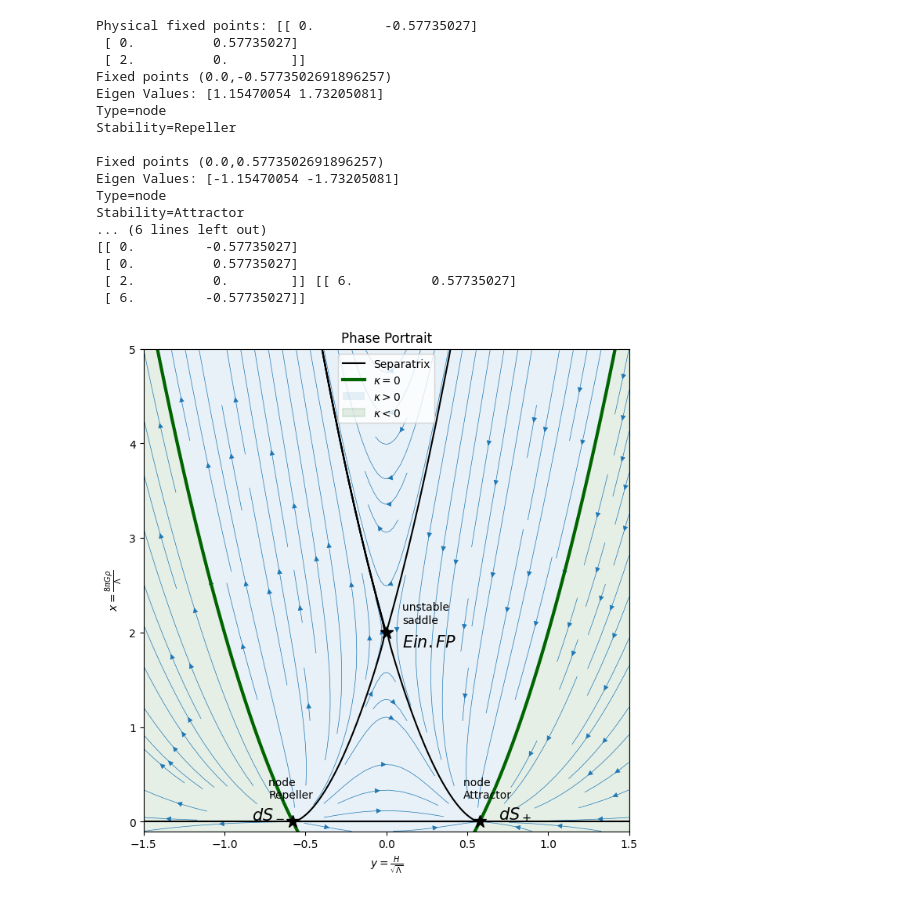
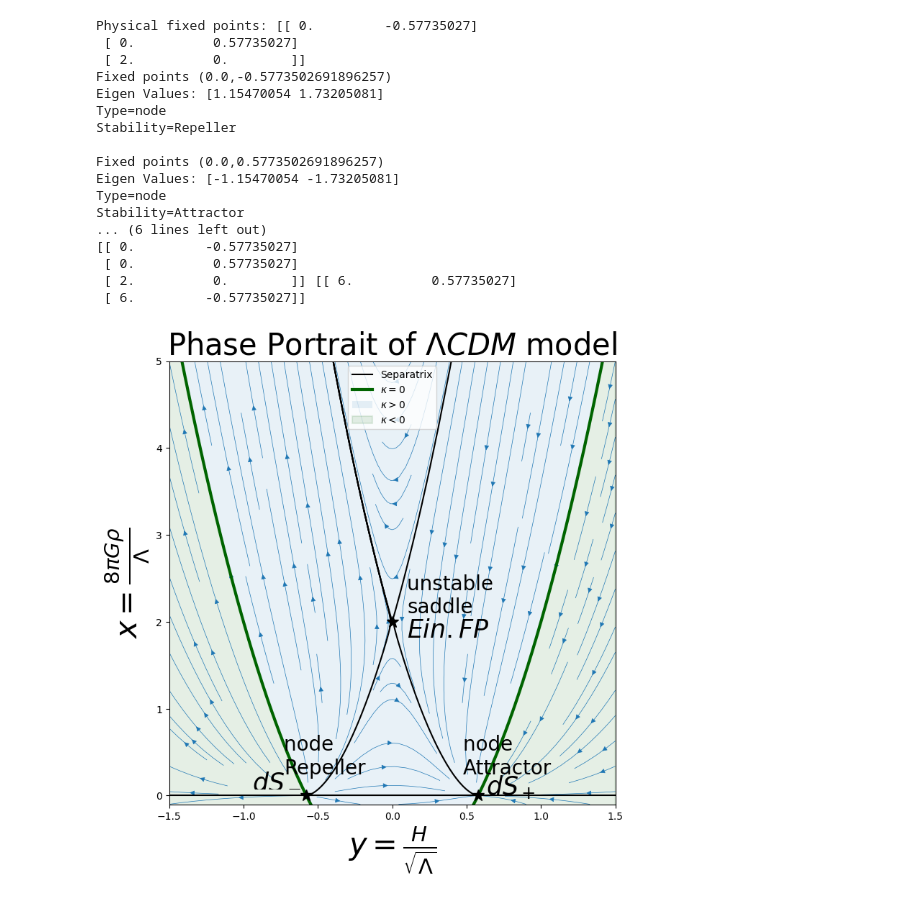
Before and after one commit to up2107120/Dynamical-systems-of-DE, a Jupyter notebook: ΛCDM.ipynb, the cells around one changed output. Drawn from its saved outputs; the diff is of its cells as text; code cells hidden in the pictures.

```diff
--- a/ΛCDM.ipynb
+++ b/ΛCDM.ipynb
@@ -75,9 +75,9 @@ plt.streamplot(y_vals_grid, x_vals_grid, dY.T, dX.T,
                linewidth=0.5,
                arrowsize=1)
 
-plt.xlabel(r"$y = \frac{H}{\sqrt{\Lambda}}$")
-plt.ylabel(r"$x = \frac{8\pi G \rho}{\Lambda}$")
-plt.title("Phase Portrait")
+plt.xlabel(r"$y = \frac{H}{\sqrt{\Lambda}}$",fontsize=30)
+plt.ylabel(r"$x = \frac{8\pi G \rho}{\Lambda}$",fontsize=30)
+plt.title("Phase Portrait of $\Lambda CDM$ model",fontsize=30)
 plt.xlim(-1.5, 1.5)
 plt.ylim(-0.1, 5)
 
@@ -149,37 +149,37 @@ inf_FP = np.array([[6,np.sqrt(3)/3],[6,-np.sqrt(3)/3]])
 plt.plot(inf_FP[:,1],inf_FP[:,0],'k*')
 print(FP ,inf_FP)
 
-plt.text((np.sqrt(3)/3)-0.1,0+0.25, 'node \nAttractor', fontsize=10)
-plt.text((np.sqrt(3)/3)+0.22,0+0.02,'$dS_+$',ha='center',fontsize=15)
+plt.text((np.sqrt(3)/3)-0.1,0+0.25, 'node \nAttractor', fontsize=20)
+plt.text((np.sqrt(3)/3)+0.22,0+0.02,'$dS_+$',ha='center',fontsize=25)
 
-plt.text(-(np.sqrt(3)/3)-0.15,0+0.25,'node \nRepeller', fontsize=10)
-plt.text(-(np.sqrt(3)/3)-0.15,0+0.04,'$dS_-$',ha='center',fontsize=15)
+plt.text(-(np.sqrt(3)/3)-0.15,0+0.25,'node \nRepeller', fontsize=20)
+plt.text(-(np.sqrt(3)/3)-0.2,0+0.1,'$dS_-$',ha='center',fontsize=25)
 
-plt.text(0+0.1,2+0.1,'unstable \nsaddle', fontsize=10)
-plt.text(0+0.1,2-0.1,'$Ein. FP$',va ='center',fontsize=15)
+plt.text(0+0.1,2+0.1,'unstable \nsaddle', fontsize=20)
+plt.text(0+0.1,2-0.1,'$Ein. FP$',va ='center',fontsize=25)
 
 plt.legend()
 plt.show()
 
 
 
 # https://aleksandarhaber.com/phase-portraits-of-state-space-models-and-differential-equations-in-python/
 # %% [output]
 Physical fixed points: [[ 0.         -0.57735027]
  [ 0.          0.57735027]
  [ 2.          0.        ]]
 Fixed points (0.0,-0.5773502691896257)
 Eigen Values: [1.15470054 1.73205081]
 Type=node
 Stability=Repeller
 
 Fixed points (0.0,0.5773502691896257)
 Eigen Values: [-1.15470054 -1.73205081]
 Type=node
 Stability=Attractor
 ... (6 lines left out)
 [[ 0.         -0.57735027]
  [ 0.          0.57735027]
  [ 2.          0.        ]] [[ 6.          0.57735027]
  [ 6.         -0.57735027]]
-[figure, old version]
+[figure, new version]
```
Also changed, not shown: 1 other file.
